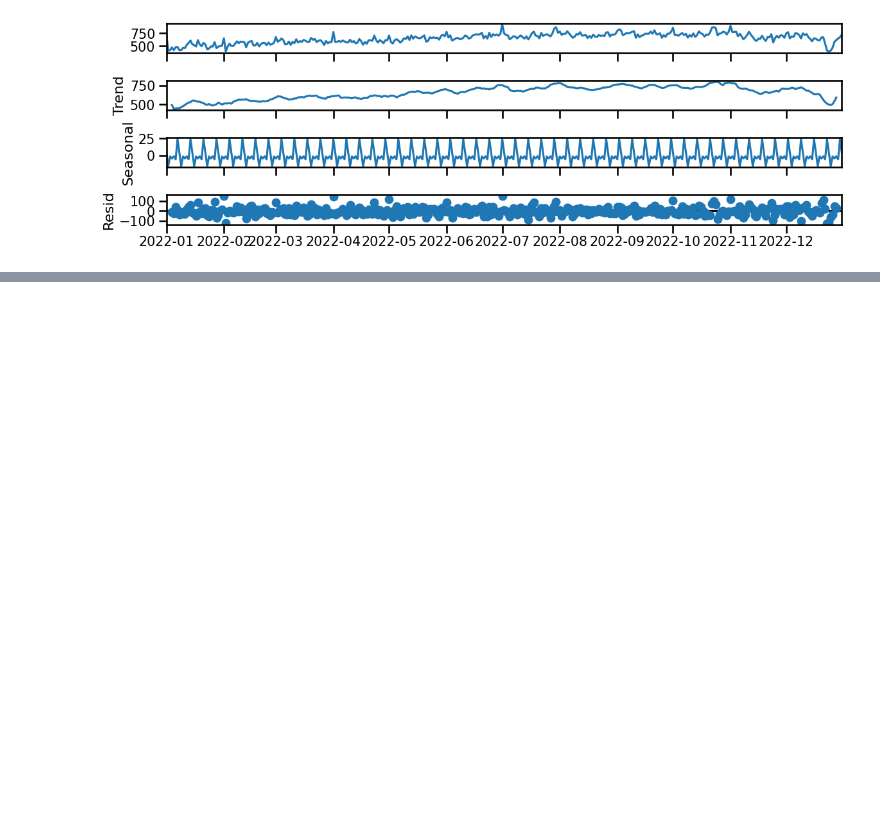
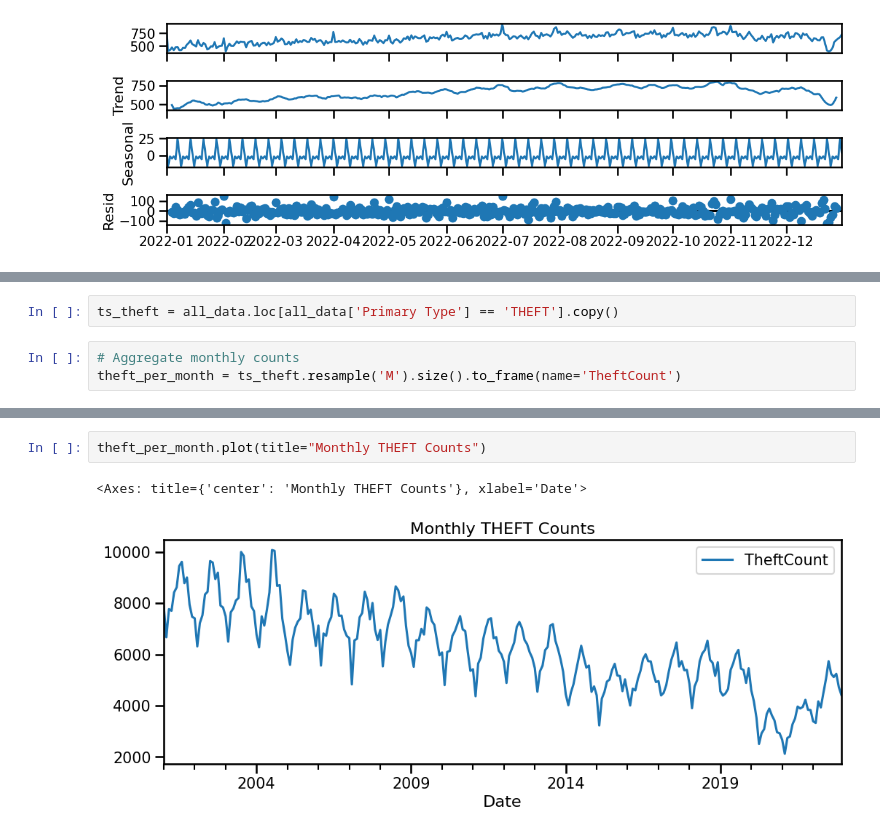
Before and after one commit to basharbayatna/TimeSeries_Anaysis_CrimeData, a Jupyter notebook: Time_Series_analysis_Crime_Data.ipynb, the cells around one changed output, grey strips where cells are left out. Saved outputs shown, nothing was run; the diff lists cells and outputs as text; blank space fills up the shorter version.

```diff
--- a/Time_Series_analysis_Crime_Data.ipynb
+++ b/Time_Series_analysis_Crime_Data.ipynb
@@ -657,0 +669,5 @@ plt.show()
+# %%
+ts_theft = all_data.loc[all_data['Primary Type'] == 'THEFT'].copy()
+# %%
+# Aggregate monthly counts
+theft_per_month = ts_theft.resample('M').size().to_frame(name='TheftCount')
@@ -657,0 +691,5 @@ plt.show()
+# %%
+theft_per_month.plot(title="Monthly THEFT Counts")
+# %% [output]
+<Axes: title={'center': 'Monthly THEFT Counts'}, xlabel='Date'>
+[figure, added]
```
Also changed, not shown: parts of 71 cells of this notebook.
